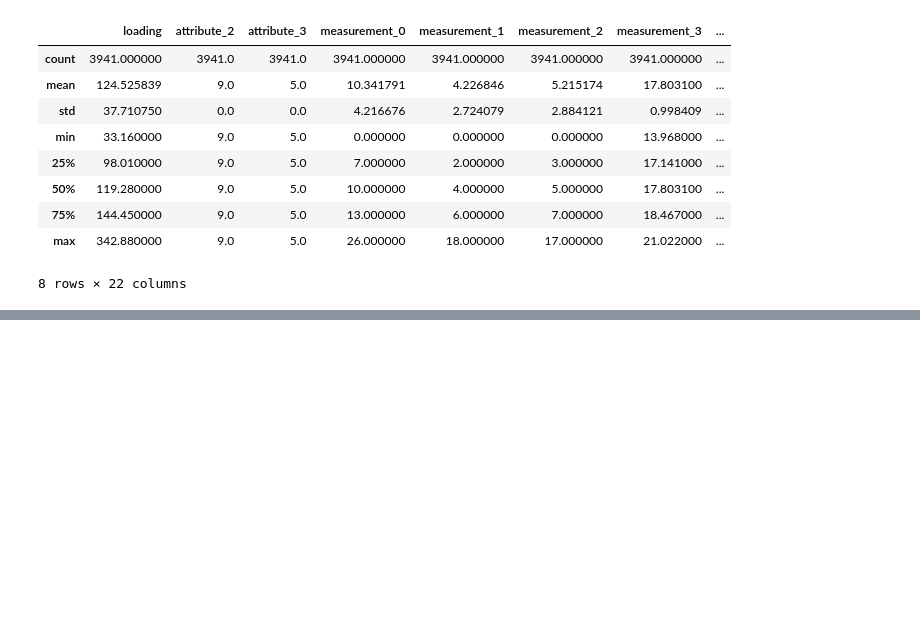
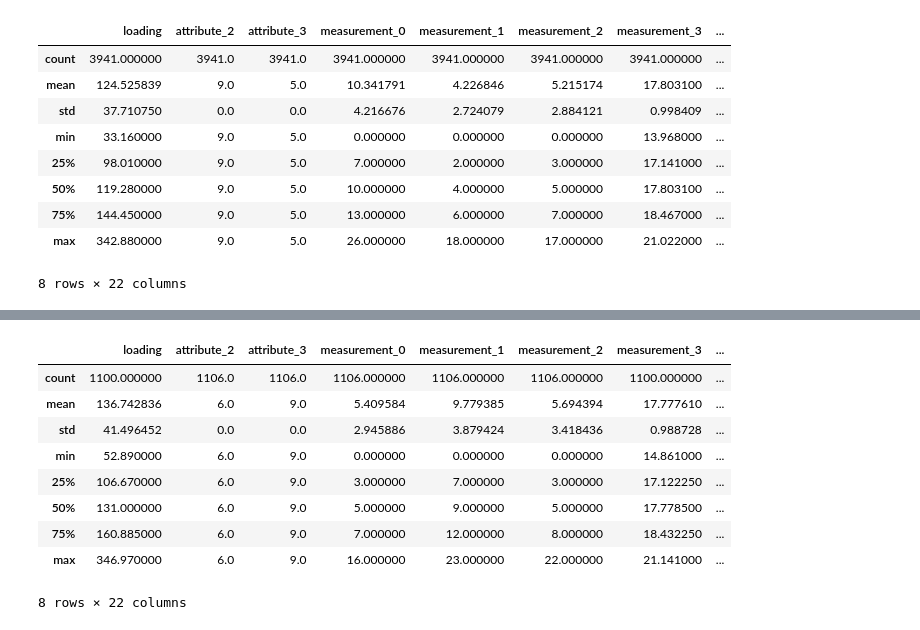
Before and after one commit to sjhh4/Tabular_Playground_Series_Aug_2022, a Jupyter notebook: first_preprocessing_fillna.ipynb, the cells around one changed output, grey strips where cells are left out. Cells and saved outputs as stored; diff of their text form; code cells hidden in the pictures; blank space fills up the shorter version.

```diff
--- a/EDAtrial.ipynb
+++ b/first_preprocessing_fillna.ipynb
@@ -824,0 +907,13 @@ len(train[train['failure'] == 1]) / (len(train[train['failure'] == 0]) + len(tra
+# %%
+train_E_1.describe()
+# %% [output]
+|  | loading | attribute_2 | attribute_3 | measurement_0 | measurement_1 | measurement_2 | measurement_3 | ... |
+| count | 1100.000000 | 1106.0 | 1106.0 | 1106.000000 | 1106.000000 | 1106.000000 | 1100.000000 | ... |
+| mean | 136.742836 | 6.0 | 9.0 | 5.409584 | 9.779385 | 5.694394 | 17.777610 | ... |
+| std | 41.496452 | 0.0 | 0.0 | 2.945886 | 3.879424 | 3.418436 | 0.988728 | ... |
+| min | 52.890000 | 6.0 | 9.0 | 0.000000 | 0.000000 | 0.000000 | 14.861000 | ... |
+| 25% | 106.670000 | 6.0 | 9.0 | 3.000000 | 7.000000 | 3.000000 | 17.122250 | ... |
+| 50% | 131.000000 | 6.0 | 9.0 | 5.000000 | 9.000000 | 5.000000 | 17.778500 | ... |
+| 75% | 160.885000 | 6.0 | 9.0 | 7.000000 | 12.000000 | 8.000000 | 18.432250 | ... |
+| max | 346.970000 | 6.0 | 9.0 | 16.000000 | 23.000000 | 22.000000 | 21.141000 | ... |
+8 rows × 22 columns
```
Also changed, not shown: parts of 32 cells of this notebook, 1 other file.
